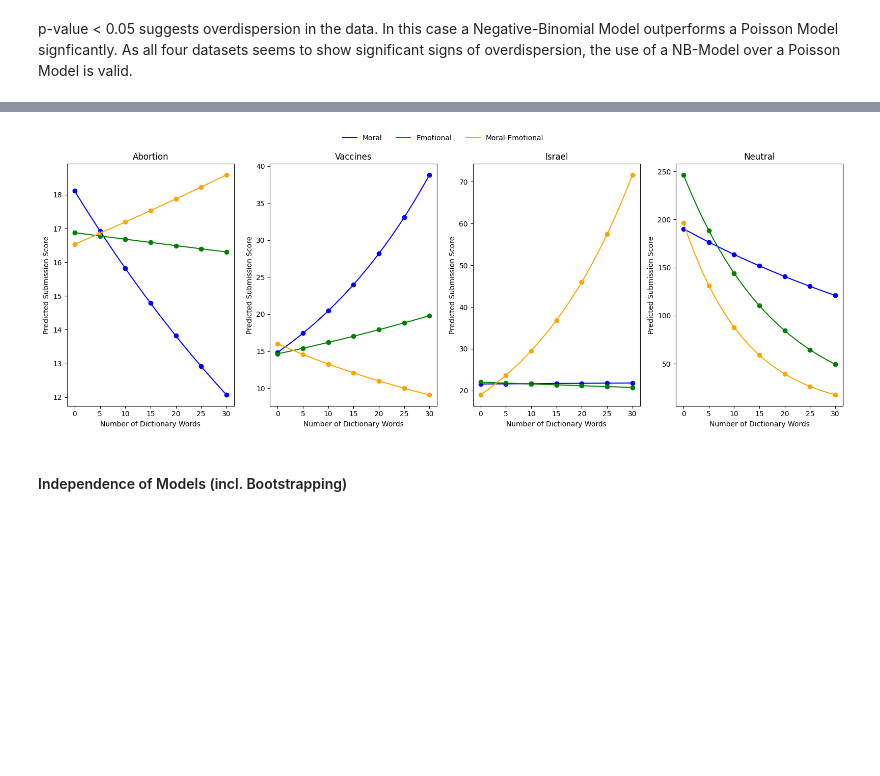
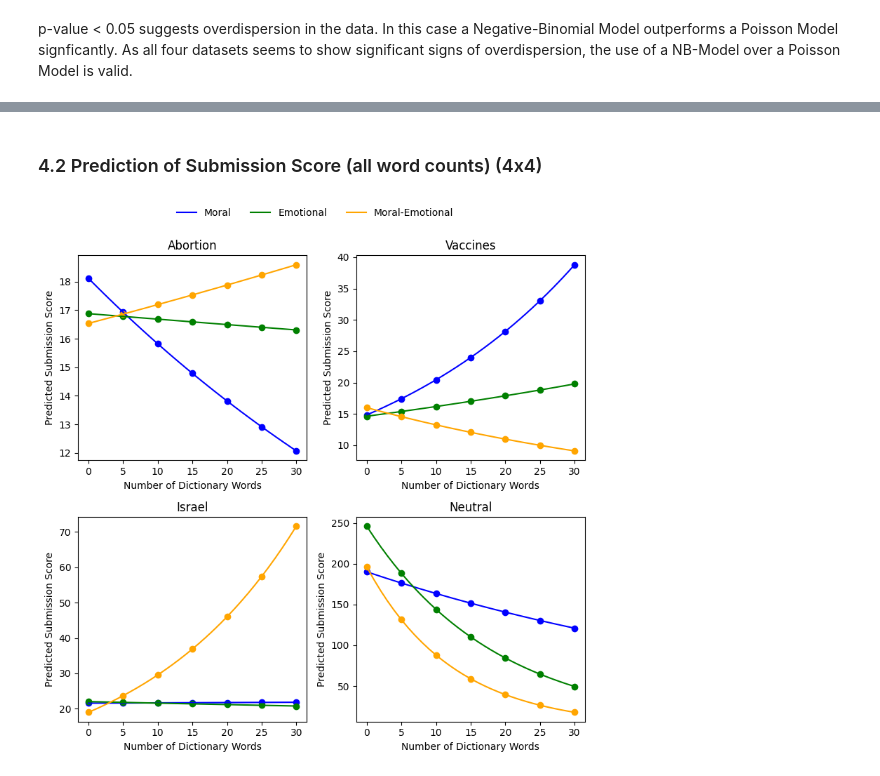
Before and after one commit to bacherni/SMDA-Project, a Jupyter notebook: Project_SMDA.ipynb, the cells around one changed output, grey strips where cells are left out. Drawn from its saved outputs; the diff is of its cells as text; code cells hidden in the pictures; blank space fills up the shorter version.

```diff
--- a/Project_SMDA.ipynb
+++ b/Project_SMDA.ipynb
@@ -344 +242,25 @@ plt.show()
+# %%
+# Creation of Latex Output
+for var in param_names:
+    coef = result.params[var]
+    se = result.bse[var]
+    z = coef / se
+    p = result.pvalues[var]
+    irr = np.exp(coef)
+    ci_low = np.exp(coef - 1.96 * se)
+    ci_high = np.exp(coef + 1.96 * se)
+    sig = "*" if p < 0.05 else ""
+
+    row = {
+        "Variable": var,
+        "IRR (SE)": f"{irr:.2f}{sig}\n({se:.2f})",
+        "z": f"{z:.2f}",
+        "95% CI": f"[{ci_low:.2f}, {ci_high:.2f}]"
+    }
+    table_rows.append(row)
+
+results_df = pd.DataFrame(table_rows).set_index("Variable")
+
+latex_code = results_df.to_latex(column_format="l c c c", escape=False)
+#print(latex_code)
 # %% [markdown]
@@ -348,10 +270,10 @@ plt.show()
 # %%
 for name, df in datasets.items():
-    df = df[df["token_count"] <= 10000].copy()
+    df = df[df["submission_length"] <= 10000].copy()
     y = df["score"].values
 
     scaler = StandardScaler()
-    x = scaler.fit_transform(df[["emo_count", "moral_count", "moral_emo_count", "token_count"]])
+    x = scaler.fit_transform(df[["emo_count", "moral_count", "moral_emo_count", "submission_length"]])
     X = sm.add_constant(x)
 
     # Negative Binomial Model
@@ -369,6 +291,6 @@ for name, df in datasets.items():
     p_value = chi2.sf(LR, df = 1)
 
     print(f"""LR-Test statistic between NB-Model and Poisson Model for the dataset '{name.capitalize()}' is {LR:.2f}.
-          Compared to a Chi-squared distribution with degree of freedom 1 the following p-value results: {p_value:.2f}\n""")
+          Compared to a Chi-squared distribution with degree of freedom 1 the following p-value results: {p_value:.4f}\n""")
 # %% [output]
 LR-Test statistic between NB-Model and Poisson Model for the dataset 'Abortion' is 86900.94.
@@ -390,18 +539,21 @@ As all four datasets seems to show significant signs of overdispersion, the use
+# %% [markdown]
+### 4.2 Prediction of Submission Score (all word counts) (4x4)
 # %%
 warnings.filterwarnings("ignore", message="using default log-link in get_prediction") # it's not a bad warning but the messages annoyed me terribly
 
-fig, axes = plt.subplots(1, 4, figsize=(16, 6))
+fig, axes = plt.subplots(2, 2, figsize=(8, 8))
+axes = axes.flatten()
 for ax, (name, df) in zip(axes, datasets.items()):
-    df = df[df["token_count"] <= 10000].copy()
+    df = df[df["submission_length"] <= 10000].copy()
     y = df["score"].values
 
     scaler = StandardScaler()
-    x = scaler.fit_transform(df[["emo_count", "moral_count", "moral_emo_count", "token_count"]])
+    x = scaler.fit_transform(df[["emo_count", "moral_count", "moral_emo_count", "submission_length"]])
     X = sm.add_constant(x)
 
     model = NegativeBinomial(y, X).fit(disp=0)
 
-    mean_vals = df[["emo_count", "moral_count", "moral_emo_count", "token_count"]].mean()
+    mean_vals = df[["emo_count", "moral_count", "moral_emo_count", "submission_length"]].mean()
 
     moral_range = np.arange(0, 31)
     emo_range = np.arange(0,31)
@@ -411,17 +563,17 @@ for ax, (name, df) in zip(axes, datasets.items()):
         "emo_count": mean_vals["emo_count"],
         "moral_count": moral_range,
         "moral_emo_count": mean_vals["moral_emo_count"],
-        "token_count": mean_vals["token_count"]})
+        "submission_length": mean_vals["submission_length"]})
     df_pred_emo = pd.DataFrame({
         "emo_count": emo_range,
         "moral_count": mean_vals["moral_count"],
         "moral_emo_count": mean_vals["moral_emo_count"],
-        "token_count": mean_vals["token_count"]})
+        "submission_length": mean_vals["submission_length"]})
     df_pred_moemo = pd.DataFrame({
         "emo_count": mean_vals["emo_count"],
         "moral_count": mean_vals["moral_count"],
         "moral_emo_count": moral_emo_range,
-        "token_count": mean_vals["token_count"]})
+        "submission_length": mean_vals["submission_length"]})
 
     X_pred_scaled = scaler.transform(df_pred)
     X_pred = sm.add_constant(X_pred_scaled)
@@ -431,33 +583,31 @@ for ax, (name, df) in zip(axes, datasets.items()):
     X_pred_moemo = sm.add_constant(X_pred_moemo_scaled)
 
     pred = model.get_prediction(X_pred, transform=True).summary_frame()
     pred_emo = model.get_prediction(X_pred_emo, transform=True).summary_frame()
     pred_moemo = model.get_prediction(X_pred_moemo, transform=True).summary_frame()
 
     ax.plot(moral_range, pred["predicted"], label="Moral", color="blue")
     #ax.fill_between(moral_range, pred["ci_lower"], pred["ci_upper"], color="blue", alpha=0.3)
     indices = np.arange(0, len(moral_range), 5)
     ax.scatter(moral_range[indices], pred["predicted"].iloc[indices], color="blue")
 
     ax.plot(emo_range, pred_emo["predicted"], label="Emotional", color="green")
     #ax.fill_between(emo_range, pred["ci_lower"], pred["ci_upper"], color="green", alpha=0.3)
     indices = np.arange(0, len(emo_range), 5)
     ax.scatter(emo_range[indices], pred_emo["predicted"].iloc[indices], color="green")
 
     ax.plot(moral_emo_range, pred_moemo["predicted"], label="Moral-Emotional", color="orange")
     #ax.fill_between(moral_emo_range, pred_emo["ci_lower"], pred_emo["ci_upper"], color="orange", alpha=0.3)
     indices = np.arange(0, len(moral_emo_range), 5)
     ax.scatter(moral_emo_range[indices], pred_moemo["predicted"].iloc[indices], color="orange")
 
     ax.set_xlabel("Number of Dictionary Words")
     ax.set_ylabel("Predicted Submission Score")
     ax.set_title(name.capitalize())
 
 handles, labels = axes[0].get_legend_handles_labels()
 fig.legend(handles, labels, loc="upper center", ncol=3, frameon=False)
 plt.tight_layout(rect=[0, 0, 1, 0.95])
 plt.show()
 # %% [output]
-[figure, old version]
+[figure, new version]
-# %% [markdown]
-#### Independence of Models (incl. Bootstrapping)
```
Also changed, not shown: parts of 41 cells of this notebook, 3 other files.
